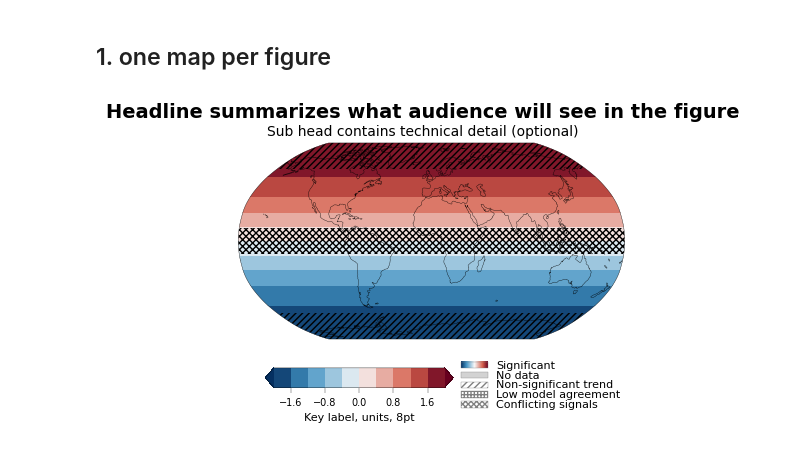
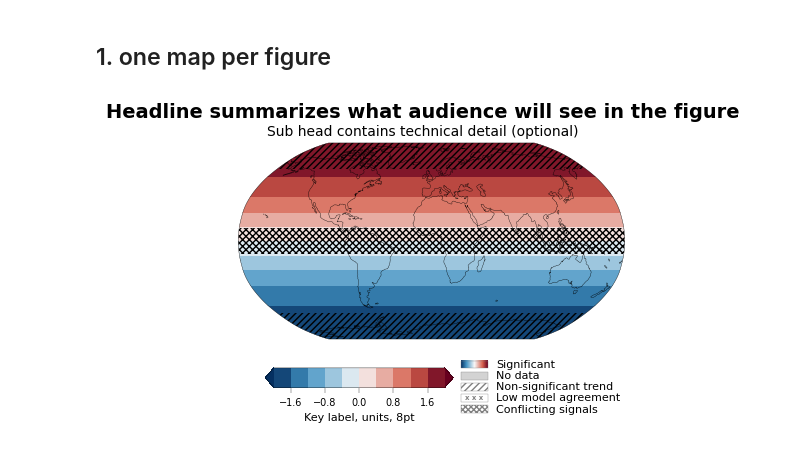
Before and after one commit to IPCC-AR7-WG1/figure-design, a Jupyter notebook: one_map.ipynb, the cells around one changed output. Saved outputs shown, nothing was run; the diff lists cells and outputs as text; code cells hidden in the pictures.

Commit message:
update the legend

```diff
--- a/one_map.ipynb
+++ b/one_map.ipynb
@@ -147,7 +147,7 @@ lax.set_xlim(0, 1)
 lax.set_ylim(0, 1)
 
 # Layout
-box_w, box_h = 0.1, 0.1 # box width in 2.5mm ~ 0.1 inches
+box_w, box_h = 0.1, 0.12 # box width in 2.5mm ~ 0.1 inches
 x0 = 0.1
 y0 = 0.85
 dy = box_h + 0.05
@@ -179,35 +179,50 @@ lax.text(text_x, y0 + box_h / 2, "Significant",
 
 # --- 2. Other legend entries ---
 entries = [
-    ("No data", dict(facecolor='lightgray', edgecolor='gray')),
+    ("No data", dict(facecolor='lightgray', edgecolor='gray', hatch=None)),
     ("Non-significant trend", dict(facecolor='white', edgecolor='gray', hatch='/////')),
-    ("Low model agreement", dict(facecolor='white', edgecolor='gray', hatch='+++++')),
+    ("Low model agreement", dict(facecolor='white', edgecolor='gray', hatch=None, text_hatch='x x x')),
     ("Conflicting signals", dict(facecolor='white', edgecolor='gray', hatch='xxxxxx')),
 ]
 
 for i, (label, style) in enumerate(entries, start=1):
     y = y0 - i * dy
 
     rect = mpatches.Rectangle(
         (x0, y), box_w, box_h,
         transform=lax.transAxes,
         linewidth=lw,
-        **style
+        facecolor=style.get('facecolor', 'white'),
+        edgecolor=style.get('edgecolor', 'black'),
+        hatch=style.get('hatch', None)
     )
     lax.add_patch(rect)
 
+    # Add the label text
     lax.text(text_x, y + box_h / 2, label,
              transform=lax.transAxes,
              va='center', fontsize=8)
+
+    # Add custom 'hatch' as text if specified
+    if 'text_hatch' in style:
+        lax.text(
+            x0 + box_w / 2, y + box_h / 2,  # center inside the box
+            style['text_hatch'],
+            transform=lax.transAxes,
+            ha='center', va='center',
+            fontsize=5,
+            fontweight='bold',
+            color='gray'
+        )
 
 # Prevent autoscale from imshow
 lax.set_xlim(0, 1)
 lax.set_ylim(0, 1)
 
 
 # Save and show
 plt.savefig("./fig_svg/fig_1map.svg", bbox_inches='tight')
 plt.show()
 plt.close()
 # %% [output]
-[figure, old version]
+[figure, new version]
```
